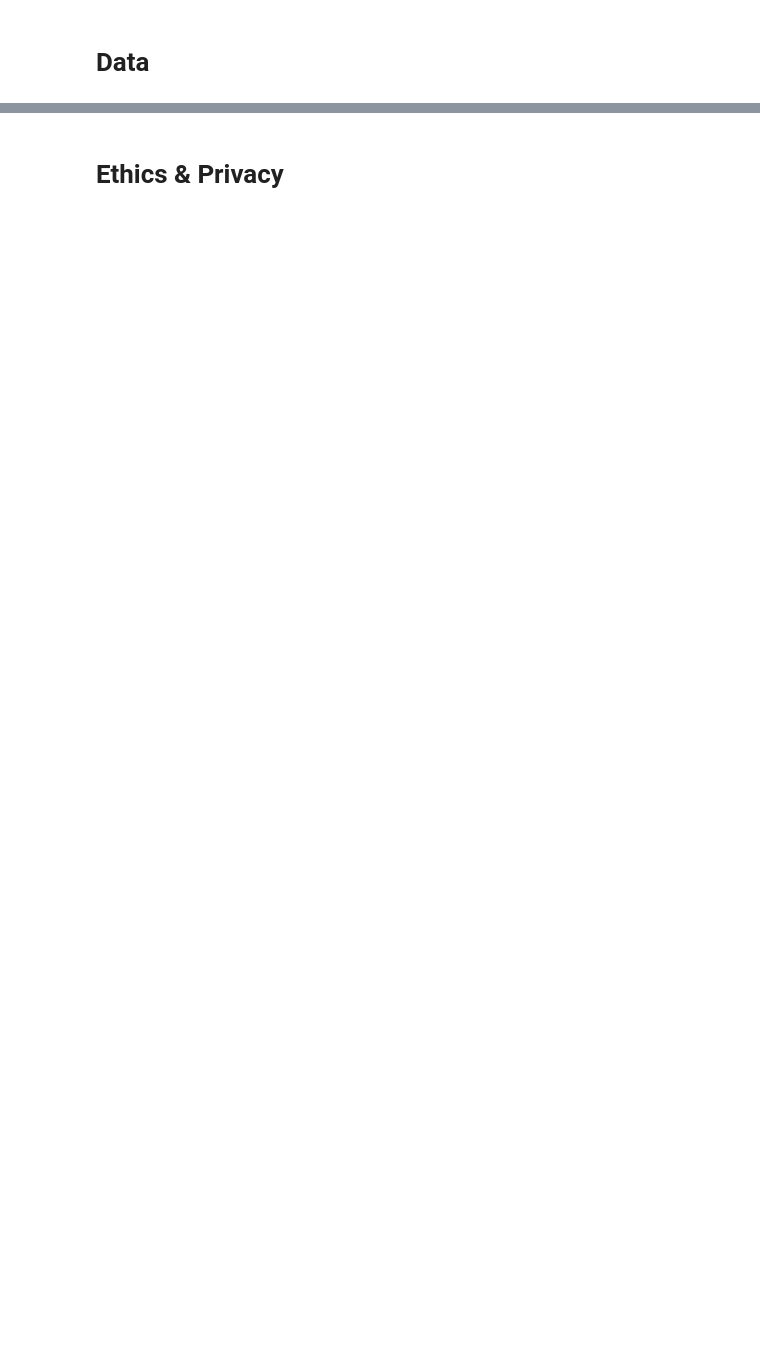
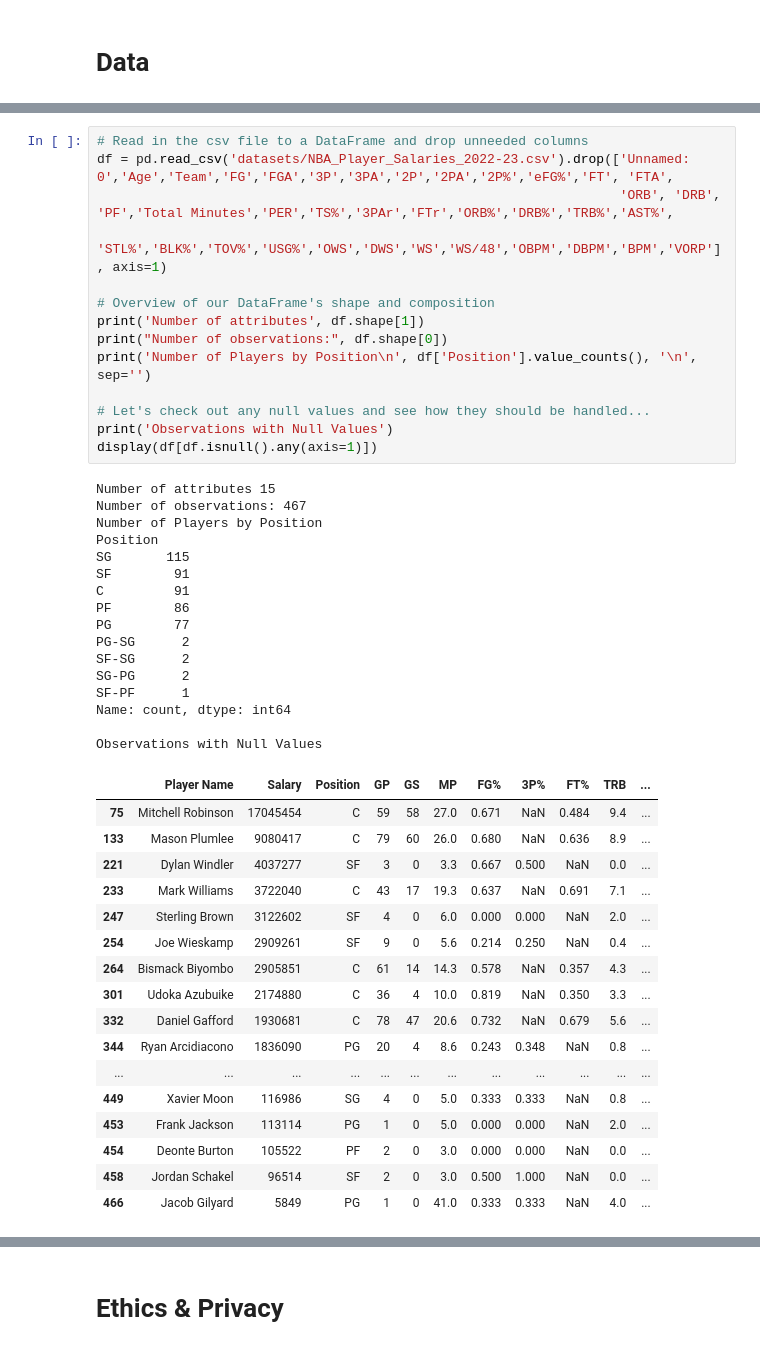
Before and after one commit to COGS108/Group048_WI24, a Jupyter notebook: FinalProject_Group048_WI24.ipynb, the cells around one changed output, grey strips where cells are left out. Cells and saved outputs as stored; diff of their text form; blank space fills up the shorter version.

```diff
--- a/FinalProject_Group048_WI24.ipynb
+++ b/FinalProject_Group048_WI24.ipynb
@@ -114,0 +86,48 @@ Some more words and stuff.  Remember notebooks work best if you interleave the c
+# %%
+# Read in the csv file to a DataFrame and drop unneeded columns
+df = pd.read_csv('datasets/NBA_Player_Salaries_2022-23.csv').drop(['Unnamed: 0','Age','Team','FG','FGA','3P','3PA','2P','2PA','2P%','eFG%','FT', 'FTA',
+                                                                   'ORB', 'DRB', 'PF','Total Minutes','PER','TS%','3PAr','FTr','ORB%','DRB%','TRB%','AST%',
+                                                                   'STL%','BLK%','TOV%','USG%','OWS','DWS','WS','WS/48','OBPM','DBPM','BPM','VORP'], axis=1)
+
+# Overview of our DataFrame's shape and composition
+print('Number of attributes', df.shape[1])
+print("Number of observations:", df.shape[0])
+print('Number of Players by Position\n', df['Position'].value_counts(), '\n', sep='')
+
+# Let's check out any null values and see how they should be handled...
+print('Observations with Null Values')
+display(df[df.isnull().any(axis=1)])
+# %% [output]
+Number of attributes 15
+Number of observations: 467
+Number of Players by Position
+Position
+SG       115
+SF        91
+C         91
+PF        86
+PG        77
+PG-SG      2
+SF-SG      2
+SG-PG      2
+SF-PF      1
+Name: count, dtype: int64
+
+Observations with Null Values
+|  | Player Name | Salary | Position | GP | GS | MP | FG% | 3P% | FT% | TRB | ... |
+| 75 | Mitchell Robinson | 17045454 | C | 59 | 58 | 27.0 | 0.671 | NaN | 0.484 | 9.4 | ... |
+| 133 | Mason Plumlee | 9080417 | C | 79 | 60 | 26.0 | 0.680 | NaN | 0.636 | 8.9 | ... |
+| 221 | Dylan Windler | 4037277 | SF | 3 | 0 | 3.3 | 0.667 | 0.500 | NaN | 0.0 | ... |
+| 233 | Mark Williams | 3722040 | C | 43 | 17 | 19.3 | 0.637 | NaN | 0.691 | 7.1 | ... |
+| 247 | Sterling Brown | 3122602 | SF | 4 | 0 | 6.0 | 0.000 | 0.000 | NaN | 2.0 | ... |
+| 254 | Joe Wieskamp | 2909261 | SF | 9 | 0 | 5.6 | 0.214 | 0.250 | NaN | 0.4 | ... |
+| 264 | Bismack Biyombo | 2905851 | C | 61 | 14 | 14.3 | 0.578 | NaN | 0.357 | 4.3 | ... |
+| 301 | Udoka Azubuike | 2174880 | C | 36 | 4 | 10.0 | 0.819 | NaN | 0.350 | 3.3 | ... |
+| 332 | Daniel Gafford | 1930681 | C | 78 | 47 | 20.6 | 0.732 | NaN | 0.679 | 5.6 | ... |
+| 344 | Ryan Arcidiacono | 1836090 | PG | 20 | 4 | 8.6 | 0.243 | 0.348 | NaN | 0.8 | ... |
+| ... | ... | ... | ... | ... | ... | ... | ... | ... | ... | ... | ... |
+| 449 | Xavier Moon | 116986 | SG | 4 | 0 | 5.0 | 0.333 | 0.333 | NaN | 0.8 | ... |
+| 453 | Frank Jackson | 113114 | PG | 1 | 0 | 5.0 | 0.000 | 0.000 | NaN | 2.0 | ... |
+| 454 | Deonte Burton | 105522 | PF | 2 | 0 | 3.0 | 0.000 | 0.000 | NaN | 0.0 | ... |
+| 458 | Jordan Schakel | 96514 | SF | 2 | 0 | 3.0 | 0.500 | 1.000 | NaN | 0.0 | ... |
+| 466 | Jacob Gilyard | 5849 | PG | 1 | 0 | 41.0 | 0.333 | 0.333 | NaN | 4.0 | ... |
```
Also changed, not shown: parts of 63 cells of this notebook, 1 other file.
